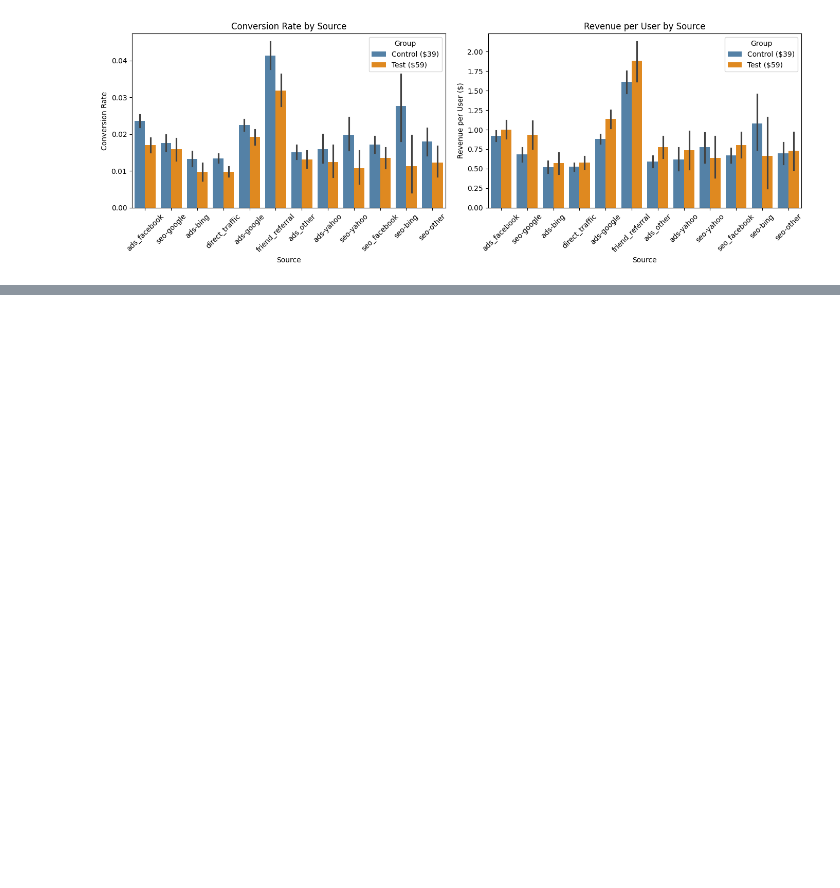
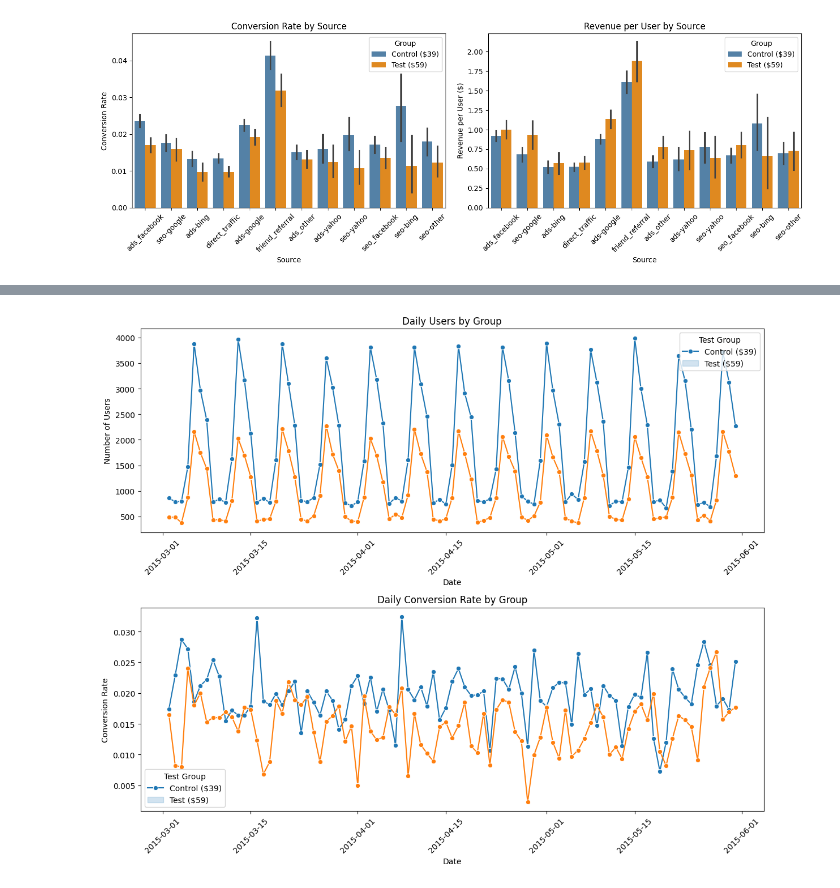
Before and after one commit to tbhatti211-wq/AB-Testing-project, a Jupyter notebook: analysis.ipynb, the cells around one changed output, grey strips where cells are left out. Cells and saved outputs as stored; diff of their text form; code cells hidden in the pictures; blank space fills up the shorter version.

```diff
--- a/analysis.ipynb
+++ b/analysis.ipynb
@@ -558,3 +558,7 @@ plot_segment(merged_clean, 'source', 'Source')
 [figure]
 [figure]
 [figure]
+# %%
+# since the timestamp column is in mixed format, we need to convert it to datetime first
+merged_clean['timestamp'] = pd.to_datetime(merged_clean['timestamp'], format='mixed', errors='coerce')
+merged_clean['date'] = merged_clean['timestamp'].dt.date
@@ -560,0 +582,27 @@ plot_segment(merged_clean, 'source', 'Source')
+# %%
+daily_summary = merged_clean.groupby(['date', 'test']).agg(
+    users=('user_id', 'count'),
+    conversions=('converted', 'sum'),
+    conv_rate=('converted', 'mean'),
+    rpu=('revenue', 'mean')
+).round(4).reset_index()
+# two charts in one: daily users and conversion rate by group
+fig, axes = plt.subplots(2, 1, figsize=(12, 10))
+sns.lineplot(data=daily_summary, x='date', y='users', hue='test', marker='o', ax=axes[0])
+axes[0].set_title('Daily Users by Group')
+axes[0].set_xlabel('Date')
+axes[0].set_ylabel('Number of Users')
+axes[0].legend(title='Test Group', labels=['Control ($39)', 'Test ($59)'], loc='best')
+axes[0].tick_params(axis='x', rotation=45)
+
+
+sns.lineplot(data=daily_summary, x='date', y='conv_rate', hue='test', marker='o', ax=axes[1])
+axes[1].set_title('Daily Conversion Rate by Group')
+axes[1].set_xlabel('Date')
+axes[1].set_ylabel('Conversion Rate')
+axes[1].legend(title='Test Group', labels=['Control ($39)', 'Test ($59)'], loc='best')
+axes[1].tick_params(axis='x', rotation=45)
+plt.tight_layout()
+plt.show()
+# %% [output]
+[figure, added]
```
Also changed, not shown: parts of 4 cells of this notebook.
